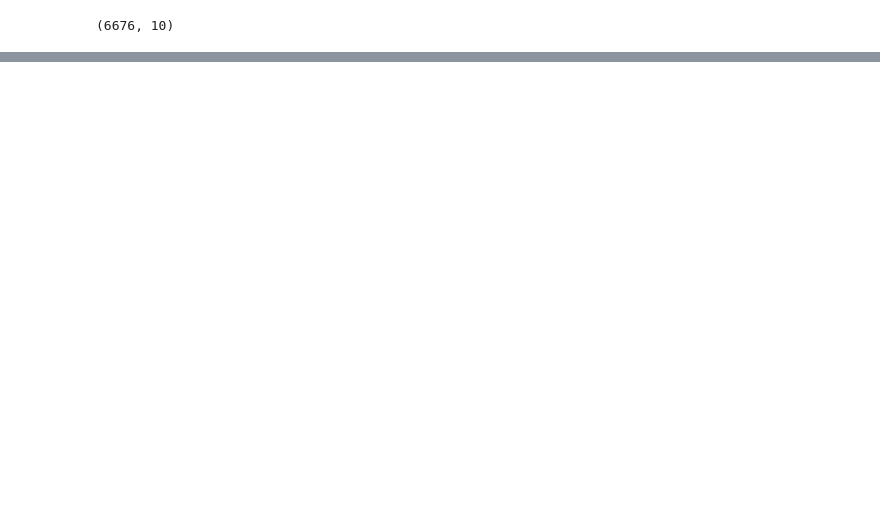
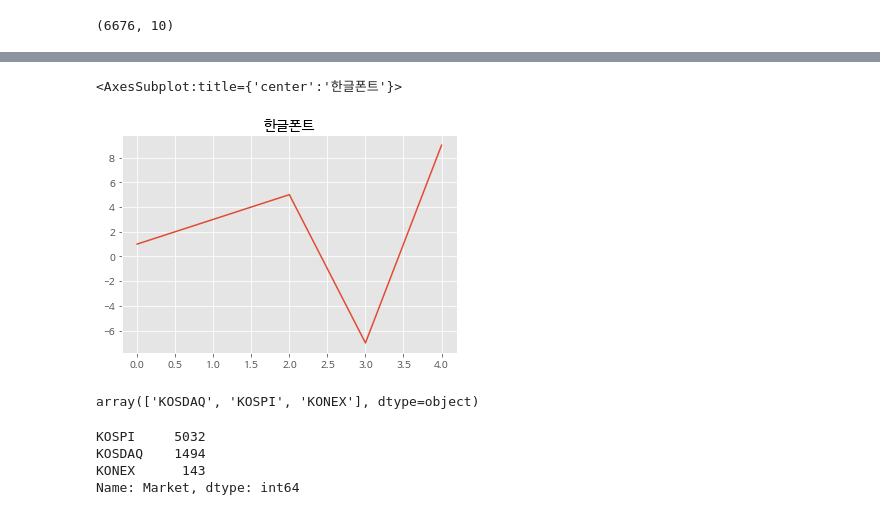
Before and after one commit to mingmonth/stock-krx, a Jupyter notebook: stock.ipynb, the cells around one changed output, grey strips where cells are left out. Drawn from its saved outputs; the diff is of its cells as text; code cells hidden in the pictures; blank space fills up the shorter version.

```diff
--- a/stock.ipynb
+++ b/stock.ipynb
@@ -150,0 +411,21 @@ df.sample()
+# %%
+def get_font_family():
+
+    import platform
+    system_name = platform.system()
+
+    if system_name == "Darwin":
+        font_family = "AppleGothic"
+    elif system_name == "Windows":
+        font_family = "Malgun Gothic"
+    else:
+        #!apt-get update -qq
+        #!apt-get install fonts-nanum -qq > /dev/null
+
+        import matplotlib.font_manager as fm
+
+        fontpath = '/usr/share/fonts/truetype/nanum/NanumBarunGothic.ttf'
+        font = fm.FontProperties(fname=fontpath, size=9)
+        fm._rebuild()
+        font_family = "NanumBarunGothic"
+    return font_family
@@ -150,0 +442,30 @@ df.sample()
+# %%
+import matplotlib.pyplot as plt
+
+font_family = get_font_family()
+# 폰트설정
+plt.rc("font", family=font_family)
+# 마이너스폰트 설정
+plt.rc("axes", unicode_minus=False)
+# ggplot 으로 그래프  스타일 설정
+plt.style.use("ggplot")
+# 그래프에 retina display 적용
+# %%
+# 한글폰트 확인하기
+import pandas as pd
+
+pd.Series([1, 3, 5, -7, 9]).plot(title="한글폰트")
+# %% [output]
+<AxesSubplot:title={'center':'한글폰트'}>
+[figure, added]
+# %%
+df["Market"].unique()
+# %% [output]
+array(['KOSDAQ', 'KOSPI', 'KONEX'], dtype=object)
+# %%
+df["Market"].value_counts()
+# %% [output]
+KOSPI     5032
+KOSDAQ    1494
+KONEX      143
+Name: Market, dtype: int64
```
Also changed, not shown: parts of 60 cells of this notebook, 2 other files.
